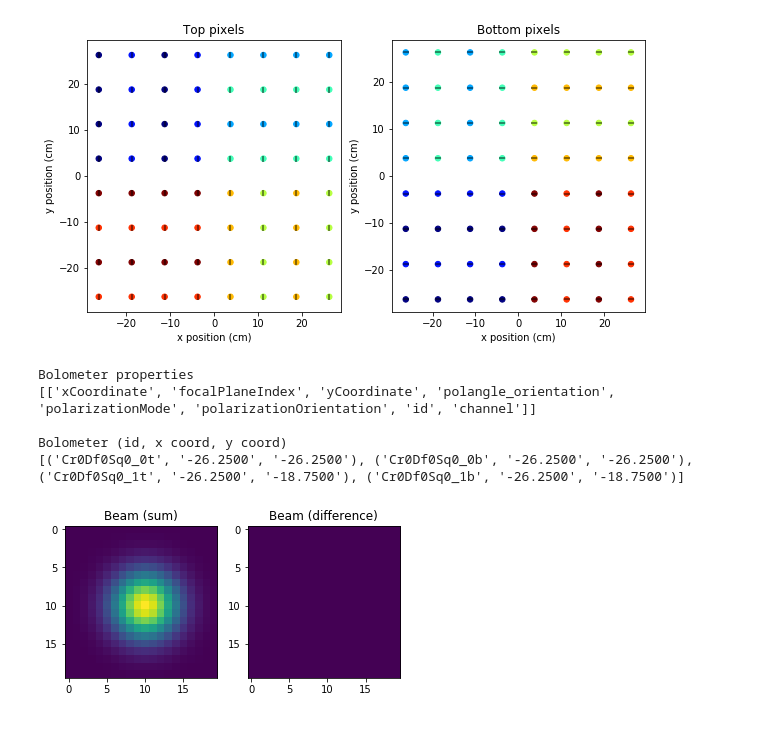
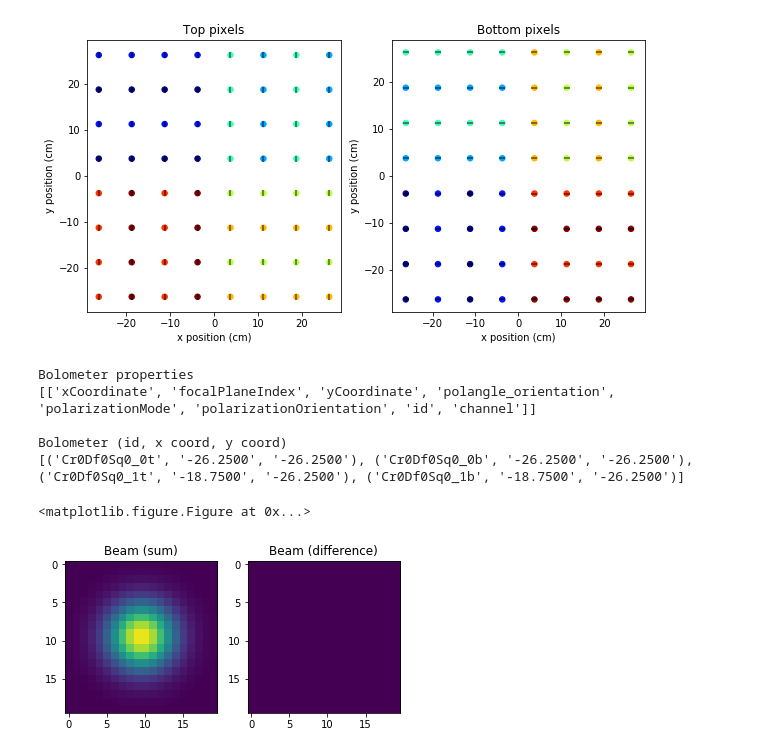
Before and after one commit to JulienPeloton/s4cmb, a Jupyter notebook: instrument/instrument_doc.ipynb, the cells around one changed output. Saved outputs shown, nothing was run; the diff lists cells and outputs as text; code cells hidden in the pictures.

Commit message:
remove the choice of geometry as it is not used. Update the doc

```diff
--- a/instrument/instrument_doc.ipynb
+++ b/instrument/instrument_doc.ipynb
@@ -5,10 +5,12 @@ import numpy as np
 
 ## Generate a focal plane with 4 Crate boards, each with 1 MUX board,
 ## each with 1 Squid, each with 16 pairs of bolometers.
-## The focal plane is 60 cm wide (square).
+## The focal plane is 60 cm wide (square),
+## and each detector beam is Gaussian with FWHM of 3.5 arcmin.
 inst = hardware(ncrate=4, ndfmux_per_crate=1,
                 nsquid_per_mux=1, npair_per_squid=16,
-                fp_size=60., geometry='square',
+                fp_size=60., FWHM=3.5,
+                beam_seed=58347, projected_fp_size=3.,
                 output_folder='./', name='test', debug=False)
 
 ## Let's have a look at our wonderful focal plane.
@@ -16,7 +18,7 @@ fp = inst.focal_plane
 ## The colorcode corresponds to the value of the polarisation angle.
 fp.show_hwmap(fp.output_file, save_on_disk=False, display=True)
 # %% [output]
-[figure, old version]
+[figure, new version]
 # %%
 ## One can also access the properties of the focal plane
 ## This is particularly useful if you want to interface with your pipeline
@@ -33,21 +35,22 @@ Bolometer properties
 [['xCoordinate', 'focalPlaneIndex', 'yCoordinate', 'polangle_orientation', 'polarizationMode', 'polarizationOrientation', 'id', 'channel']]
 
 Bolometer (id, x coord, y coord)
-[('Cr0Df0Sq0_0t', '-26.2500', '-26.2500'), ('Cr0Df0Sq0_0b', '-26.2500', '-26.2500'), ('Cr0Df0Sq0_1t', '-26.2500', '-18.7500'), ('Cr0Df0Sq0_1b', '-26.2500', '-18.7500')]
+[('Cr0Df0Sq0_0t', '-26.2500', '-26.2500'), ('Cr0Df0Sq0_0b', '-26.2500', '-26.2500'), ('Cr0Df0Sq0_1t', '-18.7500', '-26.2500'), ('Cr0Df0Sq0_1b', '-18.7500', '-26.2500')]
 # %%
 ## Let's have a look at our beam parameters now
 ## Let's first plot the resulting beam map for a pixel in the focal plane
 import pylab as pl
 bprm = inst.beam_parameters
-summap, diffmap = bprm.show_beammap(bprm.beamprm, 0, 1, 20, 0.5 / 180. * np.pi / 60.)
+summap, diffmap = bprm.construct_beammap(bprm.beamprm, 0, 1, 20, 0.5 / 180. * np.pi / 60.)
 fig, ax = pl.subplots(1,2)
 ax[0].imshow(summap, vmin=0, vmax=1)
 ax[0].set_title('Beam (sum)')
 ax[1].imshow(diffmap, vmin=0, vmax=1e-10)
 ax[1].set_title('Beam (difference)')
 pl.show()
 # %% [output]
+<matplotlib.figure.Figure at 0x...>
-[figure, old version]
+[figure, new version]
 # %%
 ## As expected, the difference beam is zero (the two detector beams are identical for the moment)
 ## We will see later how to perturbed the beams, and generate spurious signals from beam mismatch.
```
Also changed, not shown: 1 other file.
